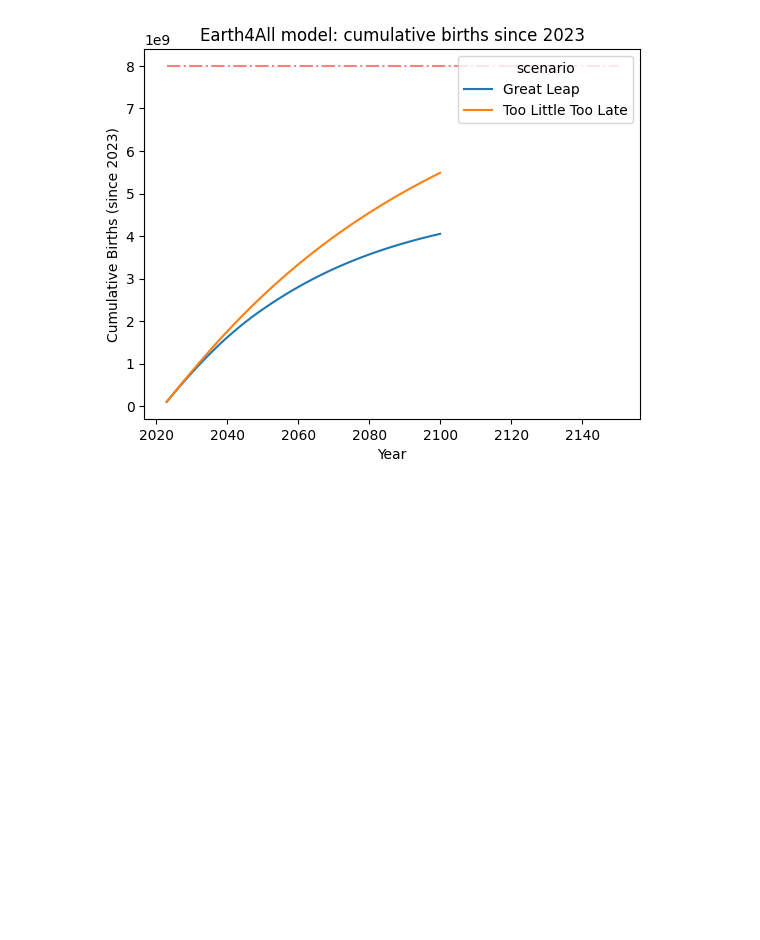
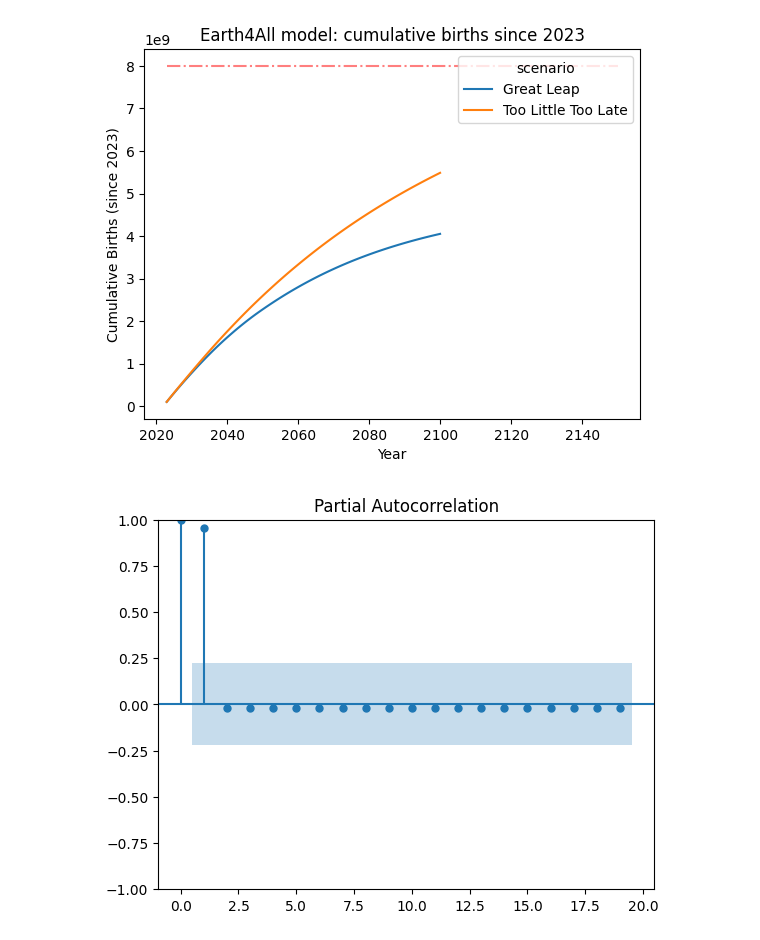
Before and after one commit to Niallfealty/n8b_un_foundation, a Jupyter notebook: model_analysis/exploratory/notebooks/initial_results/ComputeN8B.ipynb, the cells around one changed output. Cells and saved outputs as stored; diff of their text form; code cells hidden in the pictures; blank space fills up the shorter version.

```diff
--- a/model_analysis/exploratory/notebooks/initial_results/ComputeN8B.ipynb
+++ b/model_analysis/exploratory/notebooks/initial_results/ComputeN8B.ipynb
@@ -458,3 +462,9 @@ plt.hlines(8e9, 2023, 2150, color="r",linestyle="dashdot", alpha=0.5)
 plt.show()
 # %% [output]
 [figure]
+# %%
+plt.close()
+plot_pacf(cumulative_births_e4a[cumulative_births_e4a.scenario=="Great Leap"].CumulativeBirths)
+plt.show()
+# %% [output]
+[figure, added]
```
Also changed, not shown: parts of 9 cells of this notebook, 2 other files.
